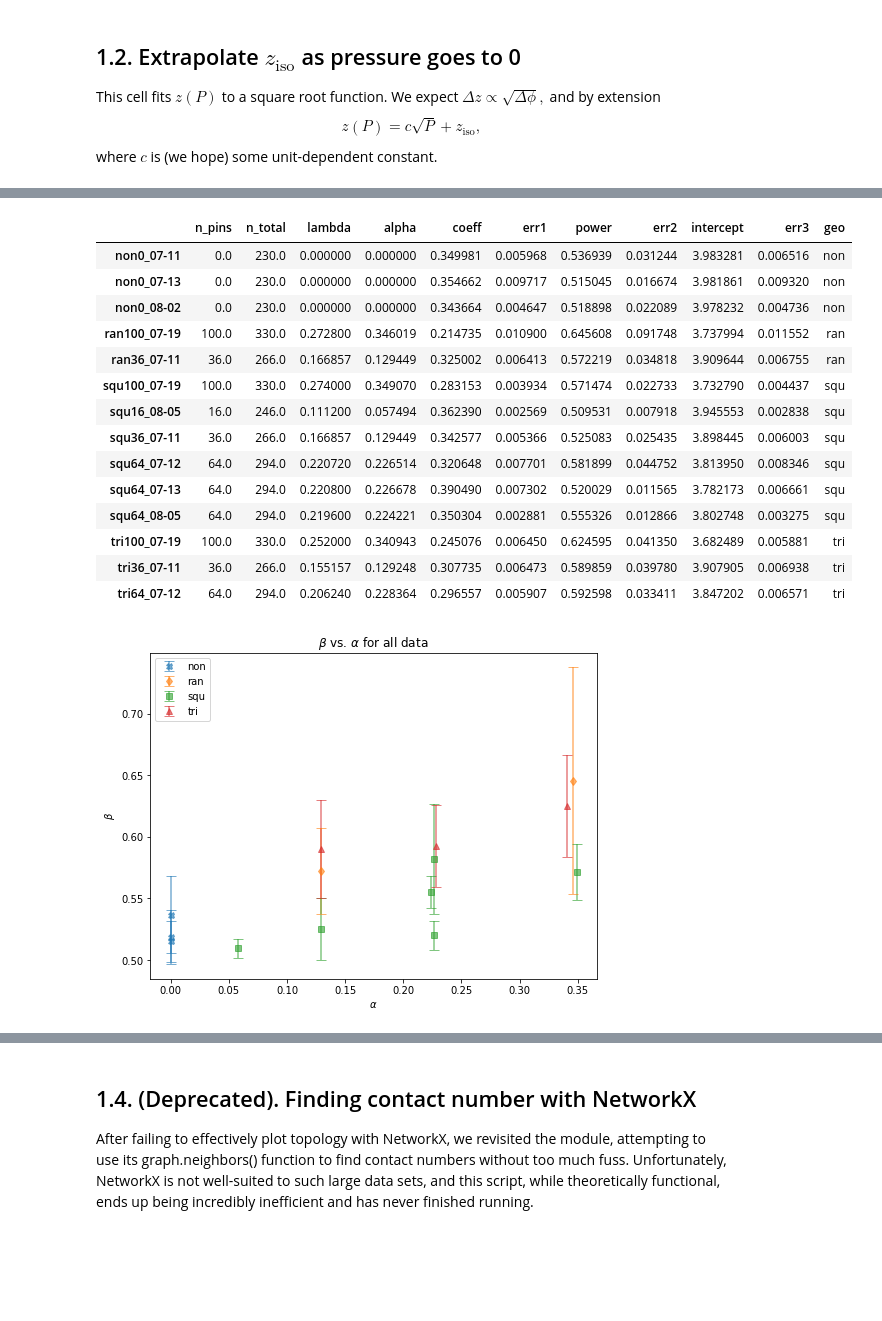
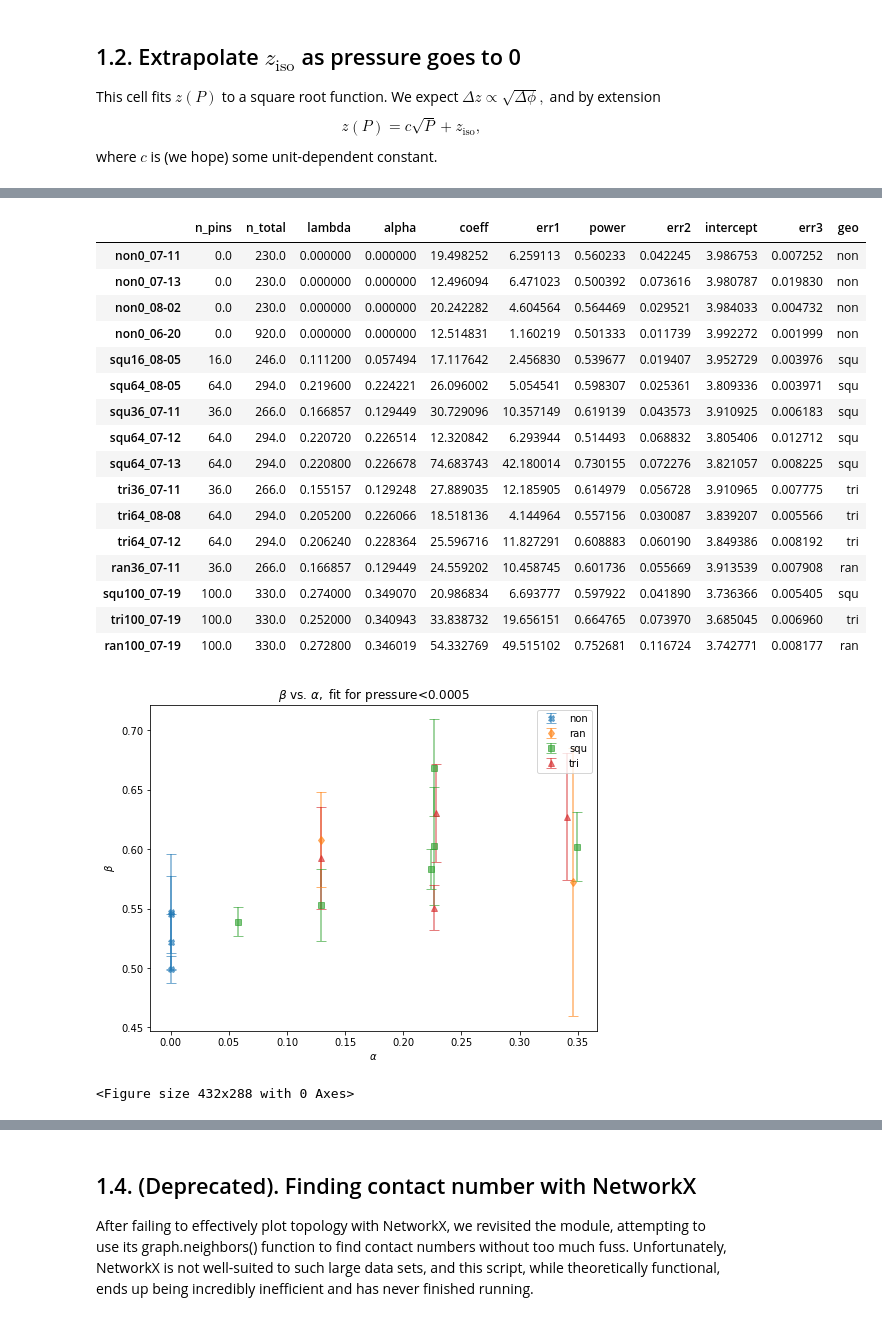
Before and after one commit to andyletzhang/SwatGrains, a Jupyter notebook: BondInfo_Analysis.ipynb, the cells around one changed output, grey strips where cells are left out. Drawn from its saved outputs; the diff is of its cells as text; code cells hidden in the pictures; blank space fills up the shorter version.

```diff
--- a/BondInfo_Analysis.ipynb
+++ b/BondInfo_Analysis.ipynb
@@ -83,12 +83,11 @@ filenames={'non0_07-11':'simulation_data/non_BondInfo07-11.txt', 'non0_07-13':'s
            'non0_08-02':'simulation_data/ZeroPinData/non_BondInfo08-02.txt', 'non0_06-20':'simulation_data/ZeroPinData/non_BondInfo06-20.txt',
            'squ16_08-05':'simulation_data/squ_BondInfoNp16_08-05.txt', 'squ64_08-05':'simulation_data/squ_BondInfoNp64_08-05.txt','squ36_07-11':'simulation_data/squ_BondInfo07-11.txt',
            'squ64_07-12':'simulation_data/squ_BondInfo07-12.txt', 'squ64_07-13':'simulation_data/squ_BondInfo07-13.txt',
-           'tri36_07-11':'simulation_data/tri_BondInfo07-11.txt', 'tri64_08-08':'simulation_data/tri_BondInfoNp64_08-08.txt',
-           'tri64_07-12':'simulation_data/tri_BondInfo07-12.txt',
+           'tri36_07-11':'simulation_data/tri_BondInfo07-11.txt', 'tri64_08-08':'simulation_data/tri_BondInfoNp64_08-08.txt', 'tri64_07-12':'simulation_data/tri_BondInfo07-12.txt',
            'ran36_07-11':'simulation_data/ran_BondInfo07-11.txt', 'squ100_07-19':'simulation_data/squ_BondInfo07-19.txt', 'tri100_07-19':'simulation_data/tri_BondInfo07-19.txt', 'ran100_07-19':'simulation_data/ran_BondInfo07-19.txt'}
 
 #files = ['non0_07-11','squ36_07-11', 'squ64_07-12', 'squ100_07-19','ran36_07-11','ran100_07-19', 'tri36_07-11', 'tri64_07-12', 'tri100_07-19']
-files=filenames.keys()
+files = filenames.keys()
 dataDict={file:read_data(filenames[file]) for file in files}
 # %% [markdown]
 # 1. Contact Numbers
@@ -103,10 +110,21 @@ This cell fits $z(P)$ to a square root function. We expect $\Delta z\propto\sqrt
 $$z(P)=c\sqrt{P}+z_\text{iso},$$
 where $c$ is (we hope) some unit-dependent constant.
 # %%
+def get_pressures(file):
+    # the Pressures.txt file (created in Info_Analysis.ipynb) contains the seeds of all jammed trials, which we use to filter our data.
+    # for some of our analysis, we'll also need pressures corresponding to each trial, which this file gives us.
+    filePath=file.split('/')
+    filePath[-1]=filePath[-1].replace('BondInfo','Pressures')
+    trialPressures=pd.read_csv('/'.join(filePath), sep=' ', index_col=0)['pressure']
+    r_s=float(trialPressures.index.values[0].split('-')[-2])
+    trialPressures=trialPressures*(r_s**2)
+    return trialPressures
+
 import re
 def power_fit(xdata, coeff, power, intercept):
     return coeff*(xdata)**power+intercept
 
+upperCutoff=5e-4
 contactParameters=pd.DataFrame()
 intercepts=[]
 plt.figure(figsize=(8,8))
@@ -116,11 +134,12 @@ for colorCounter, file in enumerate(files):
     meanContacts=contactsDict[file].loc[[1,2]].groupby('trialName')['contacts'].mean()
     pressureData = pd.concat([get_pressures(filenames[file]),meanContacts], axis=1)
     pressureData = pressureData[pressureData.pressure>1e-8]
+    #pressureData = pressureData[pressureData.pressure<upperCutoff]
     pressureData.index.name='trialName'
-    [coeff,power, intercept], covariance = sp.curve_fit(power_fit, pressureData['pressure'], pressureData['contacts'])
+    [coeff,power, intercept], covariance = sp.curve_fit(power_fit, pressureData.loc[pressureData.pressure<upperCutoff, 'pressure'], pressureData.loc[pressureData.pressure<upperCutoff, 'contacts'])
     perror=np.sqrt(np.diag(covariance))
-    plt.plot(pressureData['pressure'], pressureData['contacts'],'C{}.'.format(colorCounter%9), alpha=0.2)
-    xValues=np.linspace(5e-4,1.35,10000)
+    plt.plot(pressureData['pressure'], pressureData['contacts'],'C{}.'.format(colorCounter%9), ms=3, alpha=0.2)
+    xValues=np.linspace(5e-5,0.002,10000)
     yValues=power_fit(xValues, coeff, power, intercept)
     plt.plot(xValues,yValues, 'C{}'.format(colorCounter%9), alpha=0.7, label='{name}'.format(name=file))#, $z_c={z:.3f}+/-{err:.3f}$, power=${a:.4f}+/-{err2:.3f}$'.format(name=file, z=intercept,err=perror[2],a=power, err2=perror[1]))
     intercepts.append(intercept)
@@ -139,12 +158,14 @@ for colorCounter, file in enumerate(files):
     #pressureData.to_csv('/'.join(pressurePath), sep=' ')
 
 plt.ylabel('mean contact number', fontsize=14)
-plt.xlabel('pressure', fontsize=14)
+plt.axvspan(0,upperCutoff, color='green', alpha=0.1)
+plt.xlabel('$P*r_s^2$', fontsize=14)
 #plt.xscale('log')
 #plt.yscale('log')
 plt.legend()
-plt.title('z vs. pressure', fontsize=16)#.format(num=int(dfContacts.groupby('trialName').size().mean()),z=intercept, err=perror[1]))
-#plt.savefig('plots/presentation/z_vs_p-squares.png', dpi=300)
+plt.title('z vs. pressure, fit for pressure<{}'.format(upperCutoff), fontsize=16)#.format(num=int(dfContacts.groupby('trialName').size().mean()),z=intercept, err=perror[1]))
 plt.ylim(3.6,4.42)
+#plt.savefig('plots/z_vs_p-least_low_pressure.jpg', dpi=300)
+
 plt.show()
 # %% [output]
@@ -152,21 +173,23 @@ plt.show()
 # %%
-contactParameters.sort_index()
+contactParameters
 # %% [output]
 |  | n_pins | n_total | lambda | alpha | coeff | err1 | power | err2 | intercept | err3 | geo |
-| non0_07-11 | 0.0 | 230.0 | 0.000000 | 0.000000 | 0.349981 | 0.005968 | 0.536939 | 0.031244 | 3.983281 | 0.006516 | non |
-| non0_07-13 | 0.0 | 230.0 | 0.000000 | 0.000000 | 0.354662 | 0.009717 | 0.515045 | 0.016674 | 3.981861 | 0.009320 | non |
-| non0_08-02 | 0.0 | 230.0 | 0.000000 | 0.000000 | 0.343664 | 0.004647 | 0.518898 | 0.022089 | 3.978232 | 0.004736 | non |
-| ran100_07-19 | 100.0 | 330.0 | 0.272800 | 0.346019 | 0.214735 | 0.010900 | 0.645608 | 0.091748 | 3.737994 | 0.011552 | ran |
-| ran36_07-11 | 36.0 | 266.0 | 0.166857 | 0.129449 | 0.325002 | 0.006413 | 0.572219 | 0.034818 | 3.909644 | 0.006755 | ran |
-| squ100_07-19 | 100.0 | 330.0 | 0.274000 | 0.349070 | 0.283153 | 0.003934 | 0.571474 | 0.022733 | 3.732790 | 0.004437 | squ |
-| squ16_08-05 | 16.0 | 246.0 | 0.111200 | 0.057494 | 0.362390 | 0.002569 | 0.509531 | 0.007918 | 3.945553 | 0.002838 | squ |
-| squ36_07-11 | 36.0 | 266.0 | 0.166857 | 0.129449 | 0.342577 | 0.005366 | 0.525083 | 0.025435 | 3.898445 | 0.006003 | squ |
-| squ64_07-12 | 64.0 | 294.0 | 0.220720 | 0.226514 | 0.320648 | 0.007701 | 0.581899 | 0.044752 | 3.813950 | 0.008346 | squ |
-| squ64_07-13 | 64.0 | 294.0 | 0.220800 | 0.226678 | 0.390490 | 0.007302 | 0.520029 | 0.011565 | 3.782173 | 0.006661 | squ |
-| squ64_08-05 | 64.0 | 294.0 | 0.219600 | 0.224221 | 0.350304 | 0.002881 | 0.555326 | 0.012866 | 3.802748 | 0.003275 | squ |
-| tri100_07-19 | 100.0 | 330.0 | 0.252000 | 0.340943 | 0.245076 | 0.006450 | 0.624595 | 0.041350 | 3.682489 | 0.005881 | tri |
-| tri36_07-11 | 36.0 | 266.0 | 0.155157 | 0.129248 | 0.307735 | 0.006473 | 0.589859 | 0.039780 | 3.907905 | 0.006938 | tri |
-| tri64_07-12 | 64.0 | 294.0 | 0.206240 | 0.228364 | 0.296557 | 0.005907 | 0.592598 | 0.033411 | 3.847202 | 0.006571 | tri |
+| non0_07-11 | 0.0 | 230.0 | 0.000000 | 0.000000 | 19.498252 | 6.259113 | 0.560233 | 0.042245 | 3.986753 | 0.007252 | non |
+| non0_07-13 | 0.0 | 230.0 | 0.000000 | 0.000000 | 12.496094 | 6.471023 | 0.500392 | 0.073616 | 3.980787 | 0.019830 | non |
+| non0_08-02 | 0.0 | 230.0 | 0.000000 | 0.000000 | 20.242282 | 4.604564 | 0.564469 | 0.029521 | 3.984033 | 0.004732 | non |
+| non0_06-20 | 0.0 | 920.0 | 0.000000 | 0.000000 | 12.514831 | 1.160219 | 0.501333 | 0.011739 | 3.992272 | 0.001999 | non |
+| squ16_08-05 | 16.0 | 246.0 | 0.111200 | 0.057494 | 17.117642 | 2.456830 | 0.539677 | 0.019407 | 3.952729 | 0.003976 | squ |
+| squ64_08-05 | 64.0 | 294.0 | 0.219600 | 0.224221 | 26.096002 | 5.054541 | 0.598307 | 0.025361 | 3.809336 | 0.003971 | squ |
+| squ36_07-11 | 36.0 | 266.0 | 0.166857 | 0.129449 | 30.729096 | 10.357149 | 0.619139 | 0.043573 | 3.910925 | 0.006183 | squ |
+| squ64_07-12 | 64.0 | 294.0 | 0.220720 | 0.226514 | 12.320842 | 6.293944 | 0.514493 | 0.068832 | 3.805406 | 0.012712 | squ |
+| squ64_07-13 | 64.0 | 294.0 | 0.220800 | 0.226678 | 74.683743 | 42.180014 | 0.730155 | 0.072276 | 3.821057 | 0.008225 | squ |
+| tri36_07-11 | 36.0 | 266.0 | 0.155157 | 0.129248 | 27.889035 | 12.185905 | 0.614979 | 0.056728 | 3.910965 | 0.007775 | tri |
+| tri64_08-08 | 64.0 | 294.0 | 0.205200 | 0.226066 | 18.518136 | 4.144964 | 0.557156 | 0.030087 | 3.839207 | 0.005566 | tri |
+| tri64_07-12 | 64.0 | 294.0 | 0.206240 | 0.228364 | 25.596716 | 11.827291 | 0.608883 | 0.060190 | 3.849386 | 0.008192 | tri |
+| ran36_07-11 | 36.0 | 266.0 | 0.166857 | 0.129449 | 24.559202 | 10.458745 | 0.601736 | 0.055669 | 3.913539 | 0.007908 | ran |
+| squ100_07-19 | 100.0 | 330.0 | 0.274000 | 0.349070 | 20.986834 | 6.693777 | 0.597922 | 0.041890 | 3.736366 | 0.005405 | squ |
+| tri100_07-19 | 100.0 | 330.0 | 0.252000 | 0.340943 | 33.838732 | 19.656151 | 0.664765 | 0.073970 | 3.685045 | 0.006960 | tri |
+| ran100_07-19 | 100.0 | 330.0 | 0.272800 | 0.346019 | 54.332769 | 49.515102 | 0.752681 | 0.116724 | 3.742771 | 0.008177 | ran |
 # %%
 plt.figure(figsize=(8,6))
 for geo in contactParameters.sort_values(by='lambda').groupby('geo'):
@@ -181,12 +204,14 @@ for geo in contactParameters.sort_values(by='lambda').groupby('geo'):
     plt.errorbar(geo[1]['alpha'], geo[1]['power'], yerr=geo[1]['err2'], fmt=' ', capsize=5, marker=marker, alpha=0.6, label=geo[0])
 plt.xlabel(r'$\alpha$')
 plt.ylabel(r'$\beta$')
-plt.title(r'$\beta$ vs. $\alpha$ for all data')
-plt.legend(loc='upper left')
+plt.title(r'$\beta$ vs. $\alpha,$ fit for pressure<{}'.format(upperCutoff))
+plt.legend(loc='upper right')
 
-#plt.savefig('plots/beta_vs_alpha.jpg', dpi=300)
+plt.show()
+#plt.savefig('plots/beta_vs_alpha-least_low_pressure.jpg', dpi=300)
 # %% [output]
-[figure, old version]
+[figure, new version]
+<Figure size 432x288 with 0 Axes>
 # %%
 plt.figure(figsize=(6,6))
 for geo in contactParameters.groupby('geo'):
```
Also changed, not shown: parts of 4 cells of this notebook, 2 other files.
